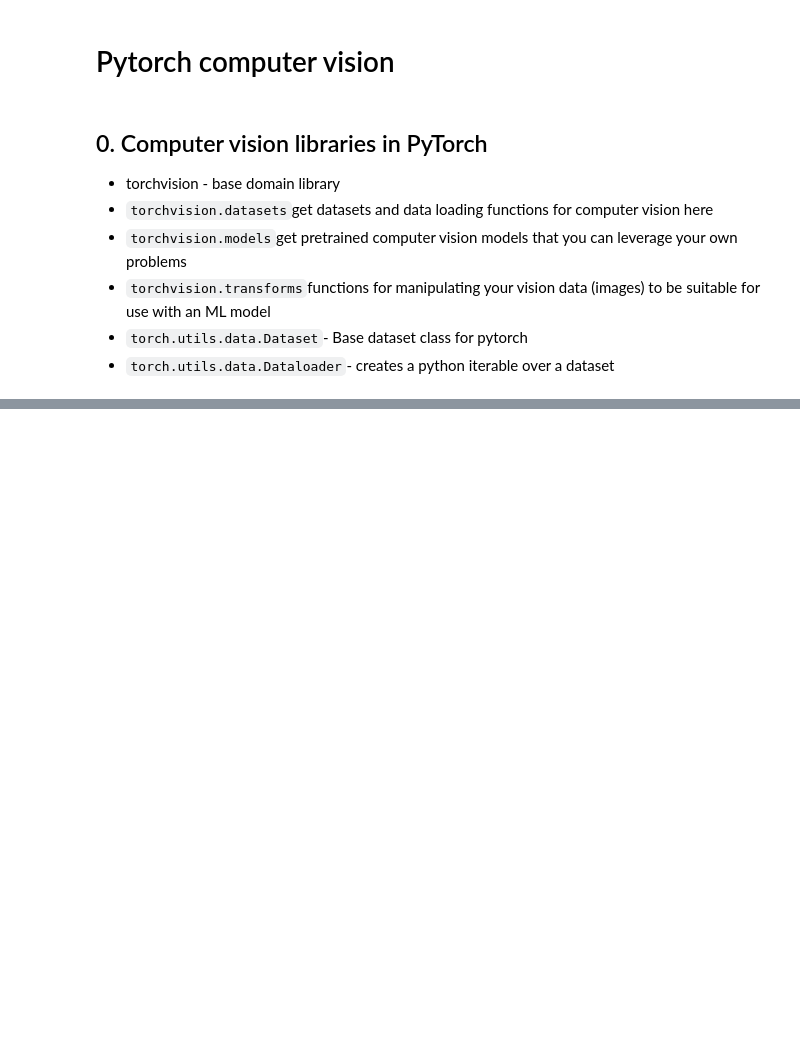
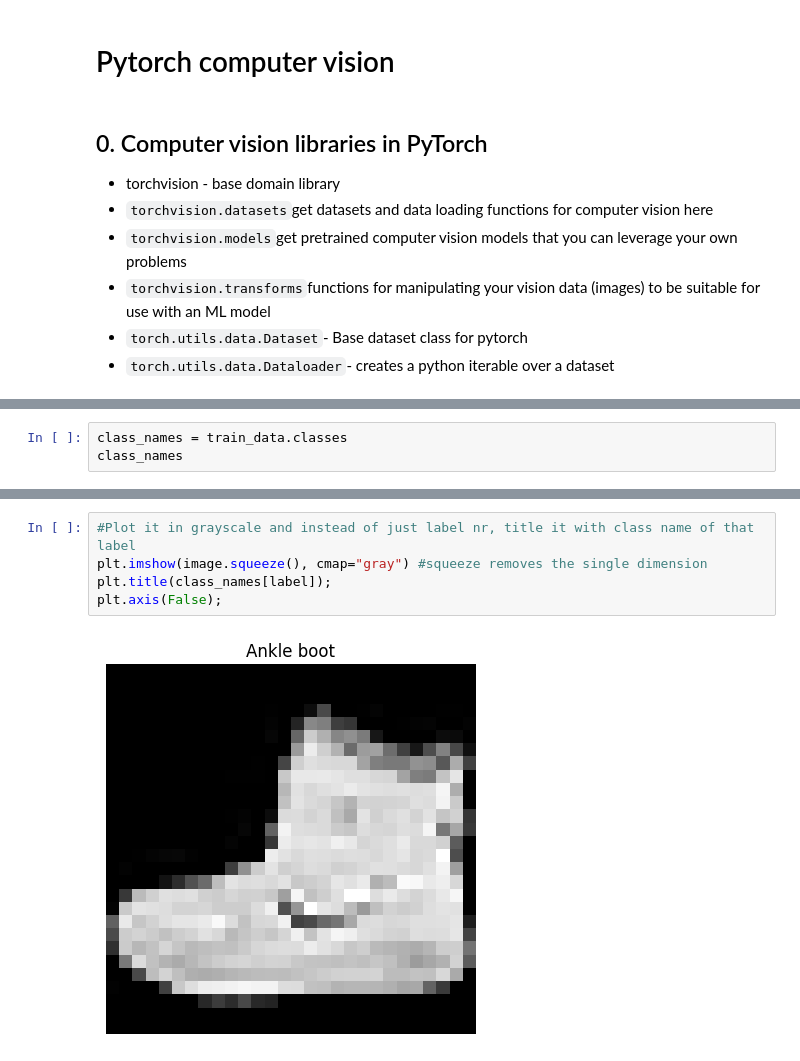
Before and after one commit to maritnorli/PyTorch-course, a Jupyter notebook: 03_pytorch_computer_vision_CNN.ipynb, the cells around one changed output, grey strips where cells are left out. Saved outputs shown, nothing was run; the diff lists cells and outputs as text; blank space fills up the shorter version.

```diff
--- a/03_pytorch_computer_vision_CNN.ipynb
+++ b/03_pytorch_computer_vision_CNN.ipynb
@@ -30,0 +98,3 @@ print(torchvision.__version__)
+# %%
+class_names = train_data.classes
+class_names
@@ -30,0 +179,7 @@ print(torchvision.__version__)
+# %%
+#Plot it in grayscale and instead of just label nr, title it with class name of that label
+plt.imshow(image.squeeze(), cmap="gray") #squeeze removes the single dimension
+plt.title(class_names[label]);
+plt.axis(False);
+# %% [output]
+[figure, added]
```
Also changed, not shown: parts of 17 cells of this notebook.
